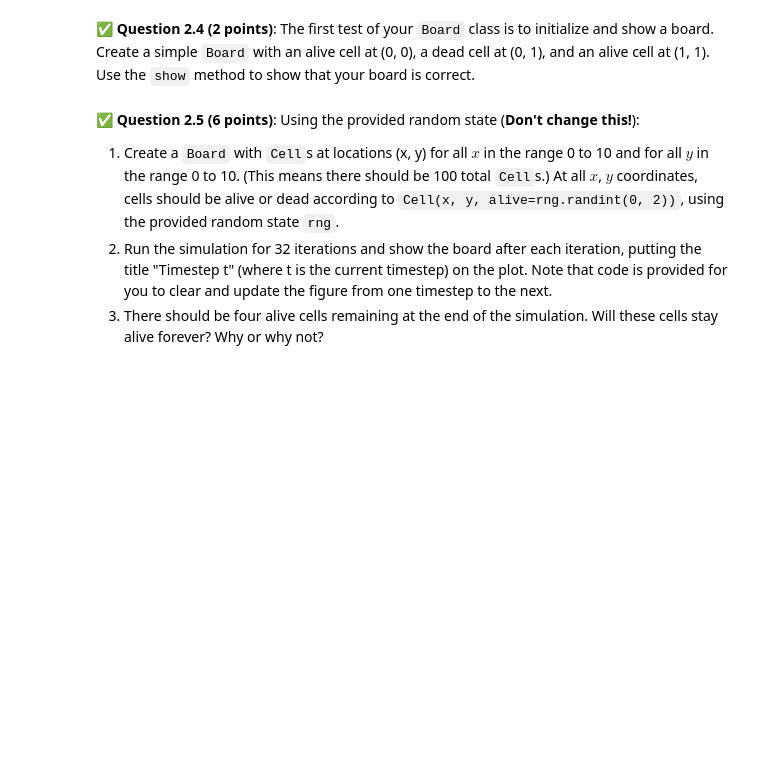
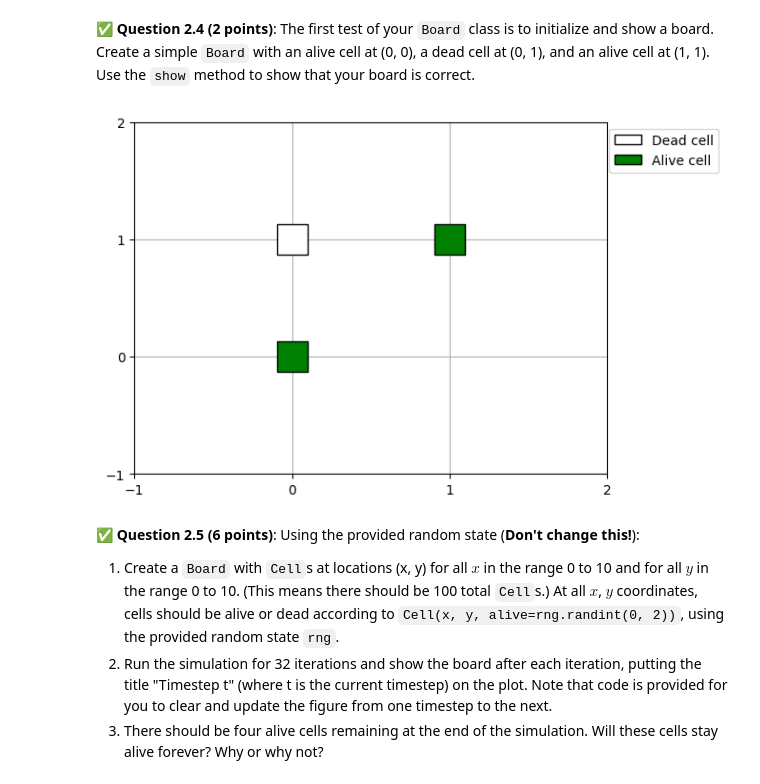
Before and after one commit to mccortma-sys/CMSE202-f25-turnin, a Jupyter notebook: hw-02/HW-02_ABMandGraphTheory-STUDENT.ipynb, the cells around one changed output. Saved outputs shown, nothing was run; the diff lists cells and outputs as text; code cells hidden in the pictures; blank space fills up the shorter version.

````diff
--- a/hw-02/HW-02_ABMandGraphTheory-STUDENT.ipynb
+++ b/hw-02/HW-02_ABMandGraphTheory-STUDENT.ipynb
@@ -192,19 +198,20 @@ class Board:
             x (int): The x-coordinate of the Cell to get.
             y (int): The y-coordinate of the Cell to get.
         """
-        pass  # Your code here.
+        return self.cells.get((x, y), None) #
 
     def get_cells(self):
         """Returns a list of all Cell's on the Board."""
-        pass  # Your code here.
+        return list(self.cells.values()) #
 
     def get_alive_cells(self):
         """Returns a list of Cell's on the Board which are alive."""
-        pass  # Your code here.
+        return [cell for cell in self.cells.values() if cell.is_alive()] #
 
     def copy(self):
         """Returns a copy of the Board - that is, a new Board with a copy of all Cell's in the current board."""
-        pass  # Your code here.
+        new_cells = [cell.copy() for cell in self.get_cells()]
+        return Board(new_cells) #
 
     def get_neighbors(self, x: int, y: int):
         """Returns the neighboring Cell's at the provided (x, y) location on the Board.
@@ -237,7 +244,13 @@ class Board:
             board.get_neighbors(10, 10)  # []
             ```
         """
-        pass  # Your code here.
+        directions = [(-1, -1), (-1, 0), (-1, 1),
+                      (0, -1),           (0, 1),
+                      (1, -1),  (1, 0),  (1, 1)]
+
+        return [self.get_cell_at(x + dx, y + dy)
+                for dx, dy in directions
+                if self.get_cell_at(x + dx, y + dy)] #
 
     def get_alive_neighbors(self, x, y):
         """Returns the alive neighboring cells at the (x, y) location on the Board.
@@ -251,7 +264,8 @@ class Board:
 
         Note: See Board.get_neighbors for an explanation of neighbors.
         """
-        pass  # Your code here.
+        neighbors = self.get_neighbors(x, y)
+        return [cell for cell in neighbors if cell.is_alive()] #
 
     def run(self):
         """Advances the simulation by one time step, modifying the cells of the board.
@@ -263,7 +277,19 @@ class Board:
             3. Any live cell with more than three live neighbors dies, as if by overpopulation.
             4. Any dead cell with exactly three live neighbors becomes a live cell, as if by reproduction.
         """
-        pass  # Your code here.
+        new_board = self.copy()
+
+        for cell in self.get_cells():
+            n = len(self.get_alive_neighbors(cell.x, cell.y))
+
+            if cell.is_alive():
+                if n < 2 or n > 3:
+                    new_board.get_cell_at(cell.x, cell.y).kill()
+            else:
+                if n == 3:
+                    new_board.get_cell_at(cell.x, cell.y).live()
+
+        self.cells = new_board.cells #
 
     def show(self, alive_color="green", dead_color="white", markersize=500, xlim=None, ylim=None):
         """Plots the state of the board.
@@ -307,3 +331,14 @@ class Board:
+# %%
+# Your code here.
+c1 = Cell(0, 0, True)
+c2 = Cell(0, 1, False)
+c3 = Cell(1, 1, True)
+
+board = Board([c1, c2, c3])
+
+board.show(xlim=(-1, 2), ylim=(-1, 2))
+# %% [output]
+[figure, added]
 # %% [markdown]
 &#9989; **Question 2.5 (6 points)**: Using the provided random state (**Don't change this!**):
 
````
Also changed, not shown: parts of 14 cells of this notebook.
